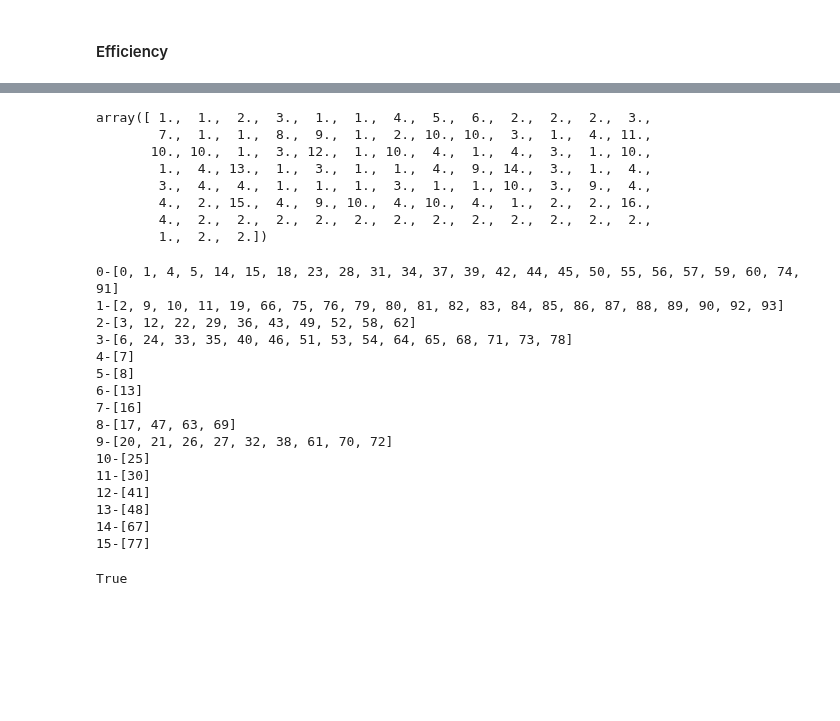
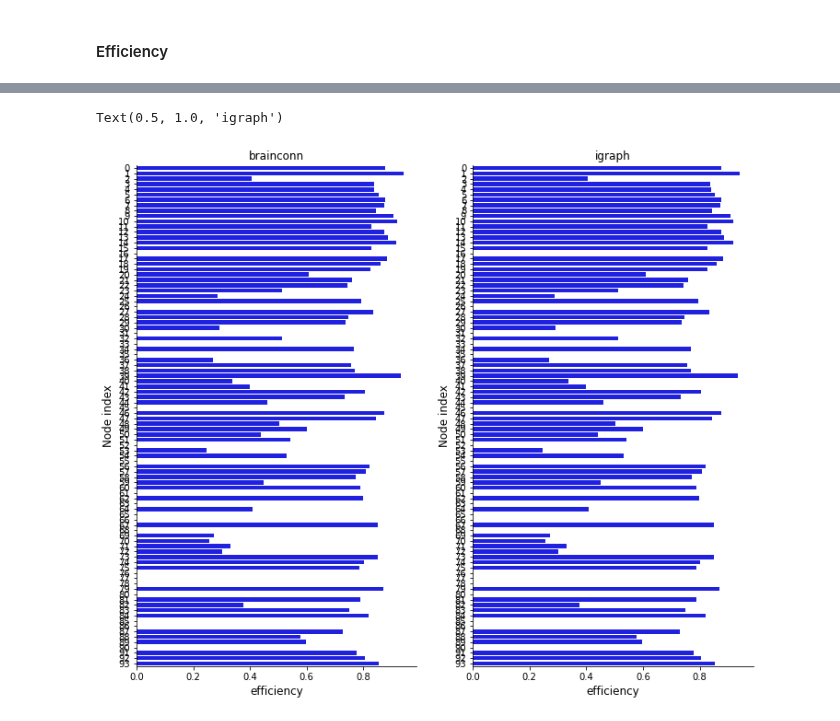
Before and after one commit to ViniciusLima94/GrayData-Analysis, a Jupyter notebook: notebooks/4.0.2. Network metrics.ipynb, the cells around one changed output, grey strips where cells are left out. Cells and saved outputs as stored; diff of their text form; code cells hidden in the pictures; blank space fills up the shorter version.

```diff
--- a/notebooks/4.0.2. Network metrics.ipynb
+++ b/notebooks/4.0.2. Network metrics.ipynb
@@ -483,11 +105,0 @@ def _convert_to_membership(n_nodes, partitions):
-# %%
-_convert_to_membership(g.vcount(),list(louvain_partition))
-# %% [output]
-array([ 1.,  1.,  2.,  3.,  1.,  1.,  4.,  5.,  6.,  2.,  2.,  2.,  3.,
-        7.,  1.,  1.,  8.,  9.,  1.,  2., 10., 10.,  3.,  1.,  4., 11.,
-       10., 10.,  1.,  3., 12.,  1., 10.,  4.,  1.,  4.,  3.,  1., 10.,
-        1.,  4., 13.,  1.,  3.,  1.,  1.,  4.,  9., 14.,  3.,  1.,  4.,
-        3.,  4.,  4.,  1.,  1.,  1.,  3.,  1.,  1., 10.,  3.,  9.,  4.,
-        4.,  2., 15.,  4.,  9., 10.,  4., 10.,  4.,  1.,  2.,  2., 16.,
-        4.,  2.,  2.,  2.,  2.,  2.,  2.,  2.,  2.,  2.,  2.,  2.,  2.,
-        1.,  2.,  2.])
@@ -496,24 +106,22 @@ partitions = list(louvain_partition)
-# %%
-for comm_i, comm in enumerate(partitions):
-    print(f"{comm_i}-{comm}")
-# %% [output]
-0-[0, 1, 4, 5, 14, 15, 18, 23, 28, 31, 34, 37, 39, 42, 44, 45, 50, 55, 56, 57, 59, 60, 74, 91]
-1-[2, 9, 10, 11, 19, 66, 75, 76, 79, 80, 81, 82, 83, 84, 85, 86, 87, 88, 89, 90, 92, 93]
-2-[3, 12, 22, 29, 36, 43, 49, 52, 58, 62]
-3-[6, 24, 33, 35, 40, 46, 51, 53, 54, 64, 65, 68, 71, 73, 78]
-4-[7]
-5-[8]
-6-[13]
-7-[16]
-8-[17, 47, 63, 69]
-9-[20, 21, 26, 27, 32, 38, 61, 70, 72]
-10-[25]
-11-[30]
-12-[41]
-13-[48]
-14-[67]
-15-[77]
-# %%
-_is_binary(np.zeros((100, 100)))
-# %% [output]
-True
+# %%
+E_bc = _efficiency(A, backend="brainconn")
+E_ig = _efficiency(A, backend="igraph")
+# %%
+fig = plt.figure(figsize=(12, 10))
+
+plt.subplot(1, 2, 1)
+sns.barplot(y=np.arange(n_nodes, dtype=int)[::-1], x=E_bc, orient="h", color="b")
+plt.xlabel("efficiency", fontsize=12)
+plt.ylabel("Node index", fontsize=12)
+sns.despine(fig, top=True, right=True)
+plt.title("brainconn")
+
+plt.subplot(1, 2, 2)
+sns.barplot(y=np.arange(n_nodes, dtype=int)[::-1], x=E_ig, orient="h", color="b")
+plt.xlabel("efficiency", fontsize=12)
+plt.ylabel("Node index", fontsize=12)
+sns.despine(fig, top=True, right=True)
+plt.title("igraph")
+# %% [output]
+Text(0.5, 1.0, 'igraph')
+[figure, added]
```
Also changed, not shown: parts of 53 cells of this notebook, 1 other file.
